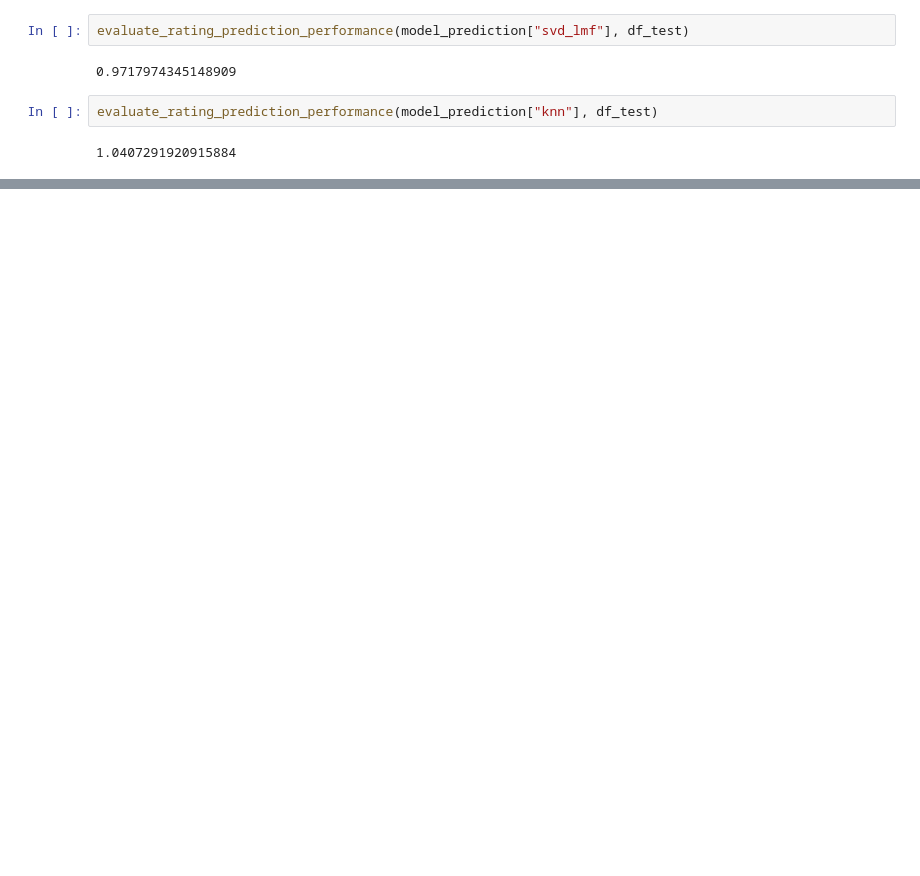
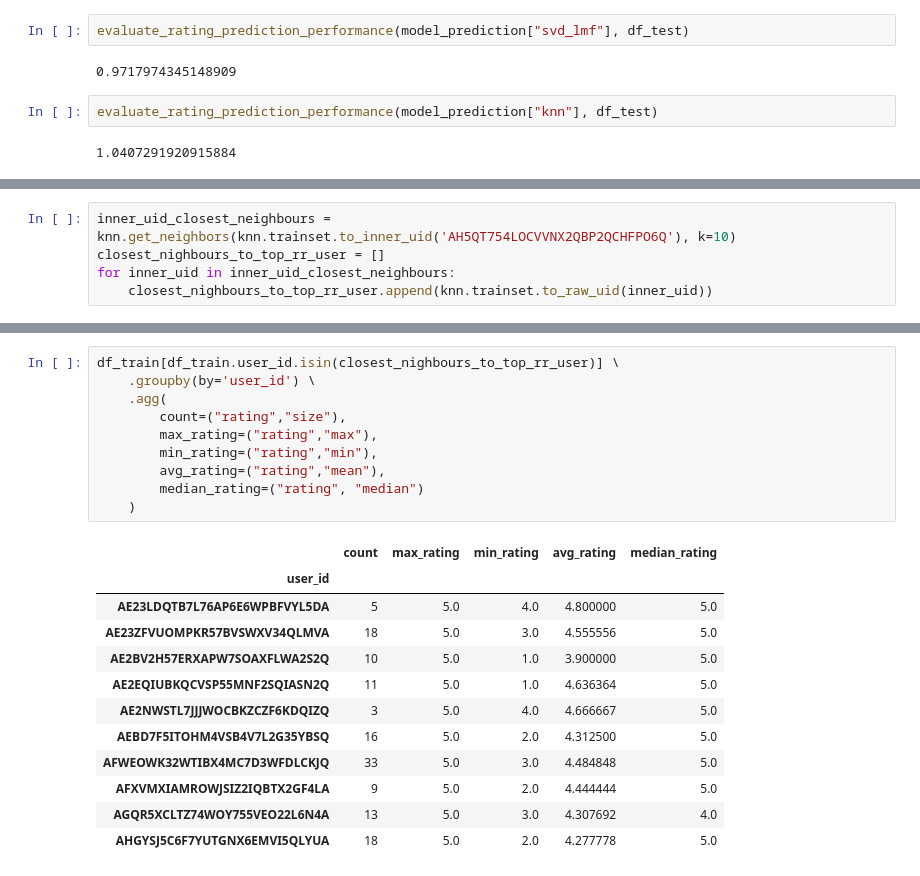
Before and after one commit to danielpenchev98/Web-Recommender-Systems-2025, a Jupyter notebook: project/project.ipynb, the cells around one changed output, grey strips where cells are left out. Cells and saved outputs as stored; diff of their text form; blank space fills up the shorter version.

```diff
--- a/project/project.ipynb
+++ b/project/project.ipynb
@@ -964,0 +915,5 @@ Coverage@10 is 0.019305019305019305
+# %%
+inner_uid_closest_neighbours = knn.get_neighbors(knn.trainset.to_inner_uid('AH5QT754LOCVVNX2QBP2QCHFPO6Q'), k=10)
+closest_nighbours_to_top_rr_user = []
+for inner_uid in inner_uid_closest_neighbours:
+    closest_nighbours_to_top_rr_user.append(knn.trainset.to_raw_uid(inner_uid))
@@ -964,0 +933,23 @@ Coverage@10 is 0.019305019305019305
+# %%
+df_train[df_train.user_id.isin(closest_nighbours_to_top_rr_user)] \
+    .groupby(by='user_id') \
+    .agg(
+        count=("rating","size"),
+        max_rating=("rating","max"),
+        min_rating=("rating","min"),
+        avg_rating=("rating","mean"),
+        median_rating=("rating", "median")
+    )
+# %% [output]
+|  | count | max_rating | min_rating | avg_rating | median_rating |
+| user_id |  |  |  |  |  |
+| AE23LDQTB7L76AP6E6WPBFVYL5DA | 5 | 5.0 | 4.0 | 4.800000 | 5.0 |
+| AE23ZFVUOMPKR57BVSWXV34QLMVA | 18 | 5.0 | 3.0 | 4.555556 | 5.0 |
+| AE2BV2H57ERXAPW7SOAXFLWA2S2Q | 10 | 5.0 | 1.0 | 3.900000 | 5.0 |
+| AE2EQIUBKQCVSP55MNF2SQIASN2Q | 11 | 5.0 | 1.0 | 4.636364 | 5.0 |
+| AE2NWSTL7JJJWOCBKZCZF6KDQIZQ | 3 | 5.0 | 4.0 | 4.666667 | 5.0 |
+| AEBD7F5ITOHM4VSB4V7L2G35YBSQ | 16 | 5.0 | 2.0 | 4.312500 | 5.0 |
+| AFWEOWK32WTIBX4MC7D3WFDLCKJQ | 33 | 5.0 | 3.0 | 4.484848 | 5.0 |
+| AFXVMXIAMROWJSIZ2IQBTX2GF4LA | 9 | 5.0 | 2.0 | 4.444444 | 5.0 |
+| AGQR5XCLTZ74WOY755VEO22L6N4A | 13 | 5.0 | 3.0 | 4.307692 | 4.0 |
+| AHGYSJ5C6F7YUTGNX6EMVI5QLYUA | 18 | 5.0 | 2.0 | 4.277778 | 5.0 |
```
Also changed, not shown: parts of 90 cells of this notebook, 3 other files.
